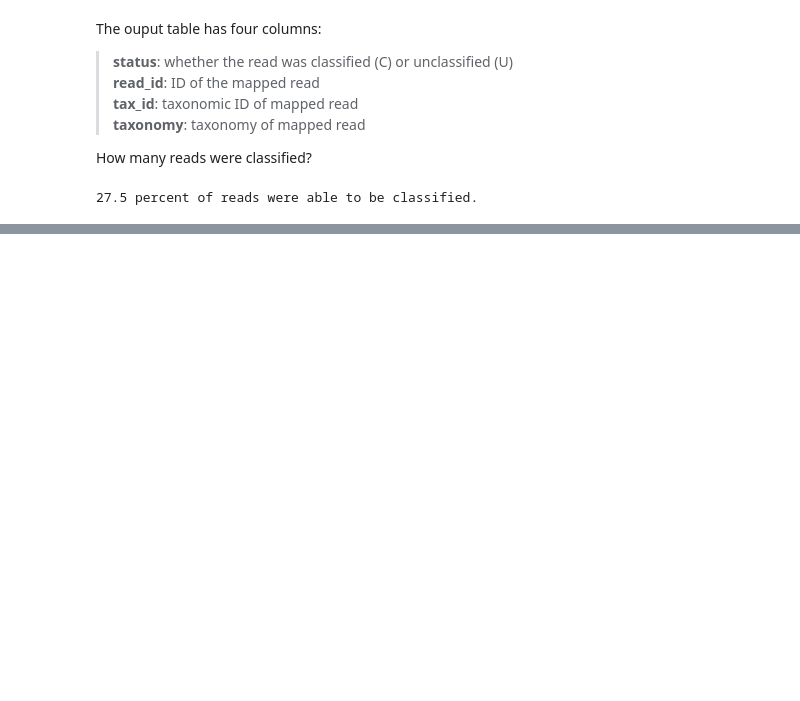
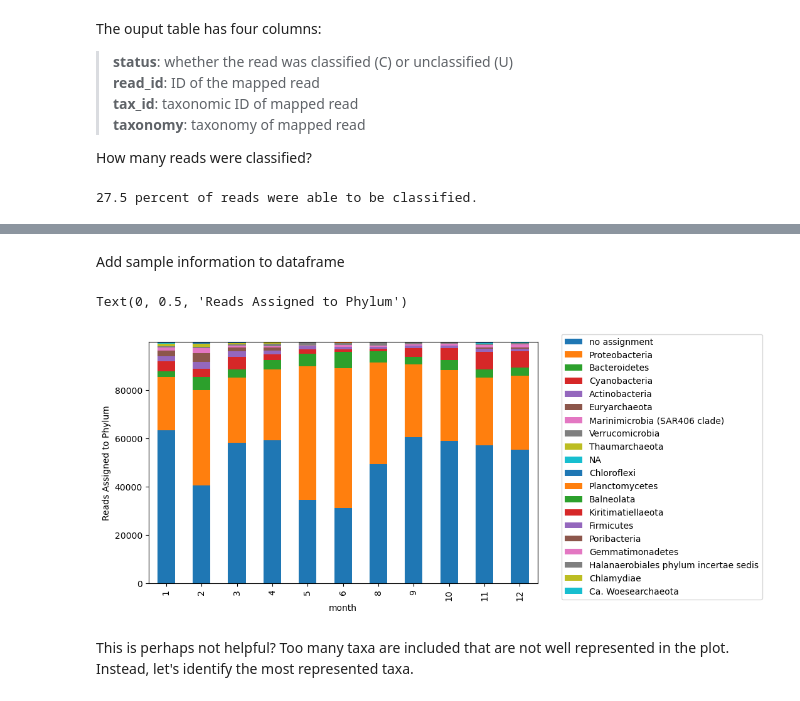
Before and after one commit to juliambrosman/ohw23_metagenomics_tutorial, a Jupyter notebook: OHW_omics_lesson.ipynb, the cells around one changed output, grey strips where cells are left out. Saved outputs shown, nothing was run; the diff lists cells and outputs as text; code cells hidden in the pictures; blank space fills up the shorter version.

```diff
--- a/OHW_omics_lesson.ipynb
+++ b/OHW_omics_lesson.ipynb
@@ -310,0 +358,50 @@ Text(0.5, 0, 'reads_matched')
+# %%
+def read_in_kaiju(outfile):
+    library = op.basename(outfile).split("_")[0]
+    df = pd.read_csv(outfile,
+                  sep = "\t",
+                  names = ['status','read_id','tax_id','taxonomy'])
+    df['library'] = library
+    for j, rank in enumerate('superkingdom,phylum,class,order,family,genus,species'.split(',')):
+        df[rank] = df['taxonomy'].apply(lambda t: (get_rank(t, j)))
+    df = df.fillna('no assignment')
+    return df
+
+tax_level = 'phylum'
+
+combodf = pd.DataFrame()
+
+for o in outs:
+    df = read_in_kaiju(o)
+    phycount = df.groupby(['library',tax_level], as_index = False)['read_id'].count()
+    combodf = pd.concat([combodf, phycount])
+# %% [markdown]
+Add sample information to dataframe
+# %%
+# Load sample information and pull out 'month' value for plotting
+
+mg_metadata = pd.read_csv('data/bats_metagenomes_of_interest.csv')
+mg_metadata[['year','month','day']] = mg_metadata['Collection_date'].str.split("-", expand = True)
+
+mg_metadata['month'] = mg_metadata['month'].apply(pd.to_numeric)
+
+# merging metadata table with the combined phylum counts
+
+combodf = combodf.merge(mg_metadata, left_on = 'library', right_on = 'Run', how = 'left')
+# %%
+to_plot = combodf.groupby(['month','phylum'], as_index = False)['read_id'].sum().pivot(index = 'month', columns = 'phylum', values = 'read_id')
+
+fig, ax = plt.subplots(figsize=(8,5))
+
+# generating a list of phyla, ordered by abundance
+column_order = list(combodf.groupby('phylum',as_index = False)['read_id'].sum().sort_values(by = 'read_id', ascending = False)['phylum'])
+
+# ordering columns by abundance of different phyla
+to_plot[column_order].plot.bar(stacked = True, ax = ax)
+plt.legend(bbox_to_anchor=(1.05, 1.05))
+ax.set_ylabel('Reads Assigned to Phylum')
+# %% [output]
+Text(0, 0.5, 'Reads Assigned to Phylum')
+[figure, added]
+# %% [markdown]
+This is perhaps not helpful?  Too many taxa are included that are not well represented in the plot. Instead, let's identify the most represented taxa.
```
Also changed, not shown: parts of 20 cells of this notebook, 2 other files.
